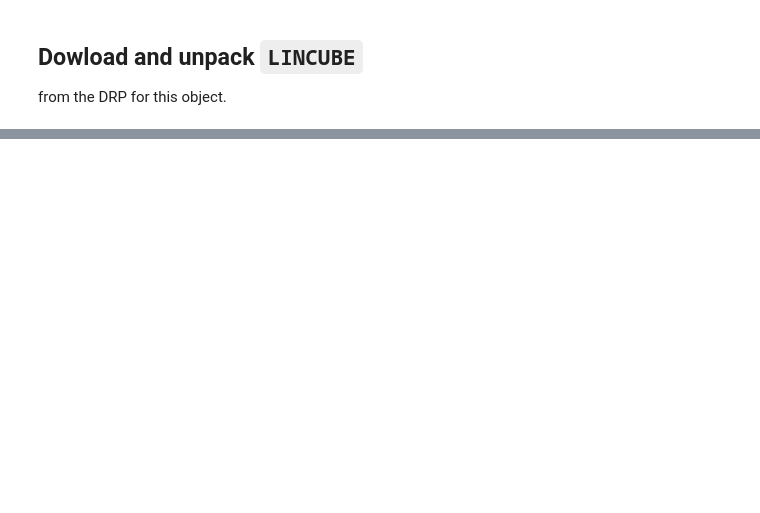
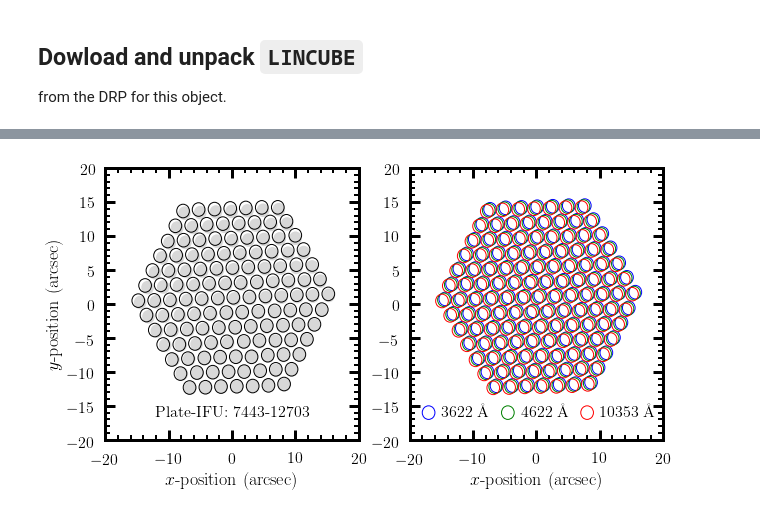
Before and after one commit to cbottrell/RealSim-IFS, a Jupyter notebook: MaNGA_RSS_File_test.ipynb, the cells around one changed output, grey strips where cells are left out. Cells and saved outputs as stored; diff of their text form; code cells hidden in the pictures; blank space fills up the shorter version.

```diff
--- a/MaNGA_RSS_File_test.ipynb
+++ b/MaNGA_RSS_File_test.ipynb
@@ -443,0 +503,83 @@ ax.imshow(np.log10(np.sum(out_cube,axis=0))-np.log10(np.sum(lincube,axis=0)),cma
+# %%
+import RealSim_IFS
+
+(xc_arr,yc_arr),params = RealSim_IFS.MaNGA_Observe(bundle_name='N127',
+                                           fibers_per_side=None,
+                                           n_observations='Classic',
+                                           rotation_degrees = 2.,
+                                           return_params=True)
+
+fiber_diameter_arcsec = params['fiber_diameter_arcsec']
+core_diameter_arcsec = params['core_diameter_arcsec']
+n_observations = xc_arr.shape[-1]
+
+xpos = hdu['XPOS'].data
+ypos = hdu['YPOS'].data
+print(xpos.shape)
+
+lam = hdu['WAVE'].data
+med_xpos = np.median(xpos,axis=1)
+med_ypos = np.median(ypos,axis=1)
+lam_index = 1000
+
+print(lam[0],lam[lam_index],lam[-1])
+
+fig,axarr = plt.subplots(1,2,figsize=(10,5))
+
+for ax in axarr.flat:
+    ax.minorticks_on()
+    ax.tick_params(axis='both',which='major',direction='in',length=10,width=3,labelsize=16,right=1,top=1)
+    ax.tick_params(axis='both',which='minor',direction='in',length=5,width=2,right=1,top=1)
+    ax.tick_params(axis='both',which='major',pad=10)
+    for axis in ['top','bottom','left','right']:
+        ax.spines[axis].set_linewidth(3)
+    ax.set_xlim(-20,20)
+    ax.set_ylim(-20,20)
+    ax.set_xlabel(r'$x$-position (arcsec)',fontsize=18)
+
+ax = axarr[0]
+
+ax.set_ylabel(r'$y$-position (arcsec)',fontsize=18)
+
+for xy in zip(xc_arr[:,2],yc_arr[:,2]):
+    fibre = Circle(xy=xy,radius=1,transform=ax.transData,facecolor='Grey',alpha=0.3)
+    ax.add_artist(fibre)
+
+for xy in zip(med_xpos[:127],med_ypos[:127]):
+    fibre = Circle(xy=xy,radius=1,transform=ax.transData,facecolor = 'None',edgecolor='black')
+    ax.add_artist(fibre)
+
+ax.text(0.5,0.1,"Plate-IFU: {}-{}".format(plate,ifudesign),
+        ha='center',va='center',color='black',fontsize=16,transform=ax.transAxes)
+ax.set_ylabel(r'$y$-position (arcsec)',fontsize=18)
+
+ax = axarr[1]
+
+for xy in zip(xpos[:127,0],ypos[:127,0]):
+    fibre = Circle(xy=xy,radius=1,transform=ax.transData,facecolor = 'None',edgecolor='blue',label='{:.0f} \AA'.format(lam[0]))
+    ax.add_artist(fibre)
+
+fibre = Circle(xy=(-17,0.1*40-20),radius=1,transform=ax.transData,facecolor = 'None',edgecolor='blue',label='{:.0f} \AA'.format(lam[0]))
+ax.add_artist(fibre)
+ax.text(-15,0.1*40-20,r'{:.0f} \AA'.format(lam[0]),transform=ax.transData,ha='left',va='center',fontsize=16)
+
+
+for xy in zip(xpos[:127,lam_index],ypos[:127,lam_index]):
+    fibre = Circle(xy=xy,radius=1,transform=ax.transData,facecolor = 'None',edgecolor='green',label='{:.0f} \AA'.format(lam[0]))
+    ax.add_artist(fibre)
+
+fibre = Circle(xy=(-4.5,0.1*40-20),radius=1,transform=ax.transData,facecolor = 'None',edgecolor='green',label='{:.0f} \AA'.format(lam[lam_index]))
+ax.add_artist(fibre)
+ax.text(-2.5,0.1*40-20,r'{:.0f} \AA'.format(lam[lam_index]),transform=ax.transData,ha='left',va='center',fontsize=16)
+
+
+for xy in zip(xpos[:127,-1],ypos[:127,-1]):
+    fibre = Circle(xy=xy,radius=1,transform=ax.transData,facecolor = 'None',edgecolor='red',label='{:.0f} \AA'.format(lam[0]))
+    ax.add_artist(fibre)
+
+fibre = Circle(xy=(8,0.1*40-20),radius=1,transform=ax.transData,facecolor = 'None',edgecolor='red',label='{:.0f} \AA'.format(lam[-1]))
+ax.add_artist(fibre)
+ax.text(10,0.1*40-20,r'{:.0f} \AA'.format(lam[-1]),transform=ax.transData,ha='left',va='center',fontsize=16)
+
+fig.savefig('RSS_Astrometry_Demo.pdf',bbox_inches='tight')
+# %% [output]
@@ -443,0 +588 @@ ax.imshow(np.log10(np.sum(out_cube,axis=0))-np.log10(np.sum(lincube,axis=0)),cma
+[figure, added]
```
Also changed, not shown: parts of 17 cells of this notebook.
